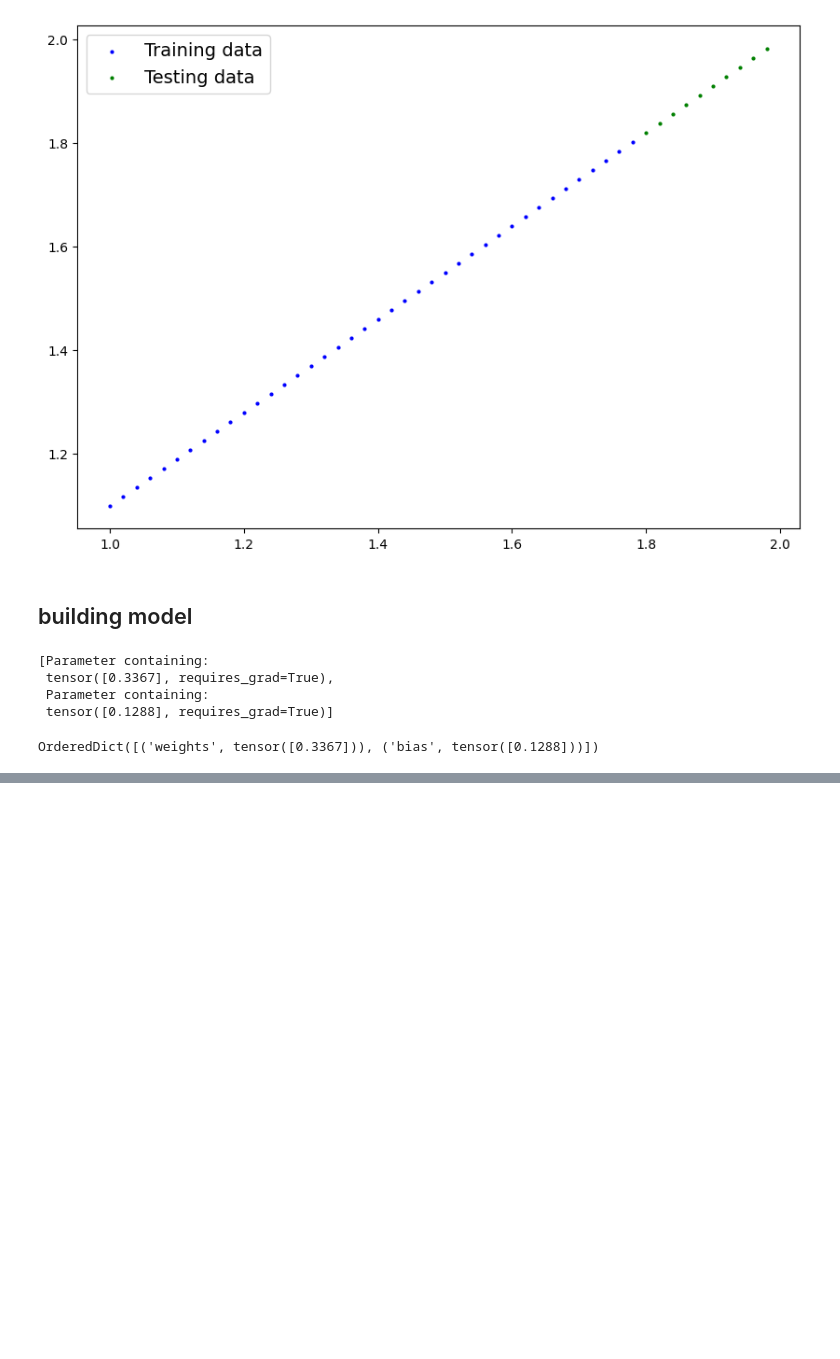
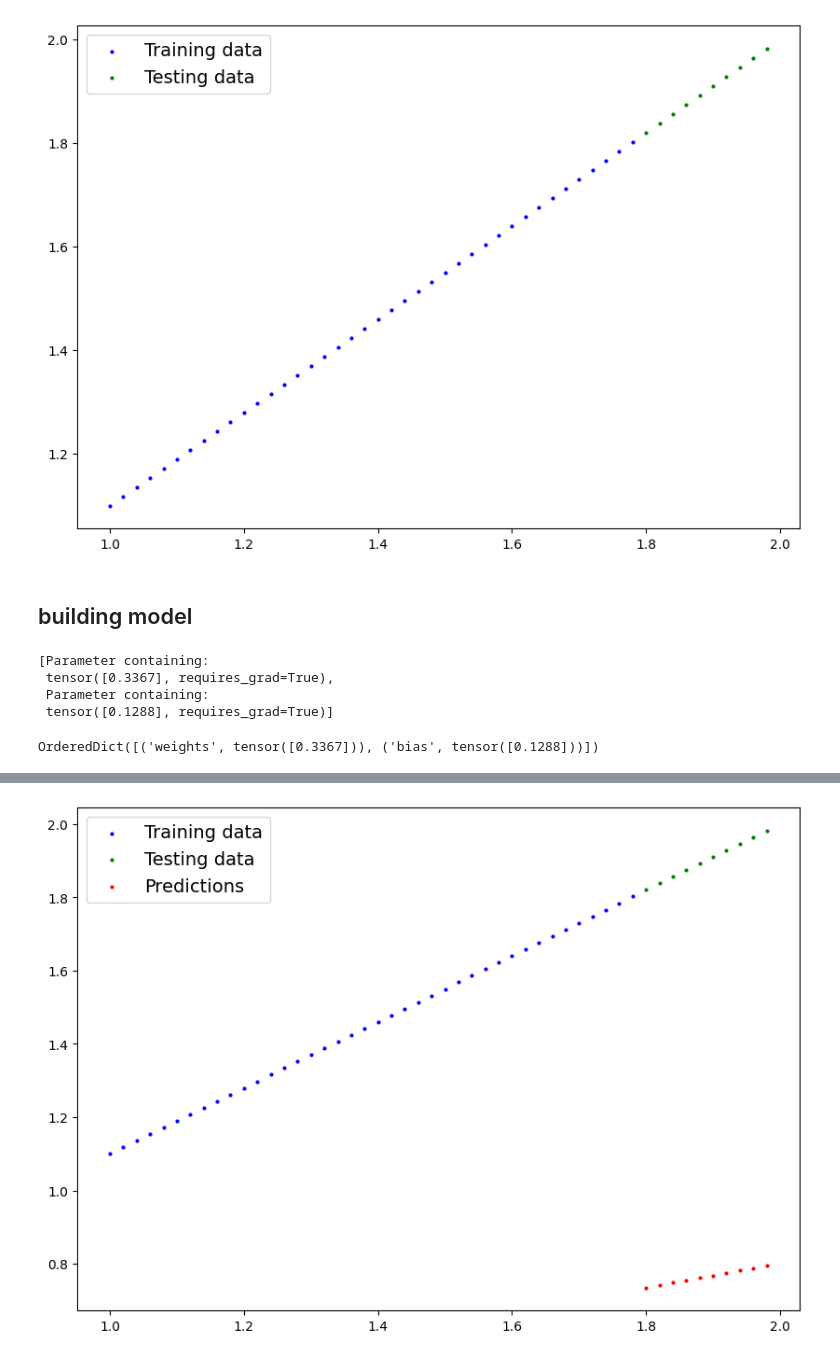
Before and after one commit to JV456/PyTorch, a Jupyter notebook: LinearRegression.ipynb, the cells around one changed output, grey strips where cells are left out. Cells and saved outputs as stored; diff of their text form; code cells hidden in the pictures; blank space fills up the shorter version.

```diff
--- a/LinearRegression.ipynb
+++ b/LinearRegression.ipynb
@@ -119,0 +124,7 @@ OrderedDict([('weights', tensor([0.3367])), ('bias', tensor([0.1288]))])
+# %%
+# Make predictions with model
+
+with torch.inference_mode():
+  y_preds = model_0(X_test)
+
+y_preds
@@ -119,0 +173,4 @@ OrderedDict([('weights', tensor([0.3367])), ('bias', tensor([0.1288]))])
+# %%
+plot_predictions(predictions=y_preds)
+# %% [output]
+[figure, added]
```
Also changed, not shown: parts of 6 cells of this notebook.
